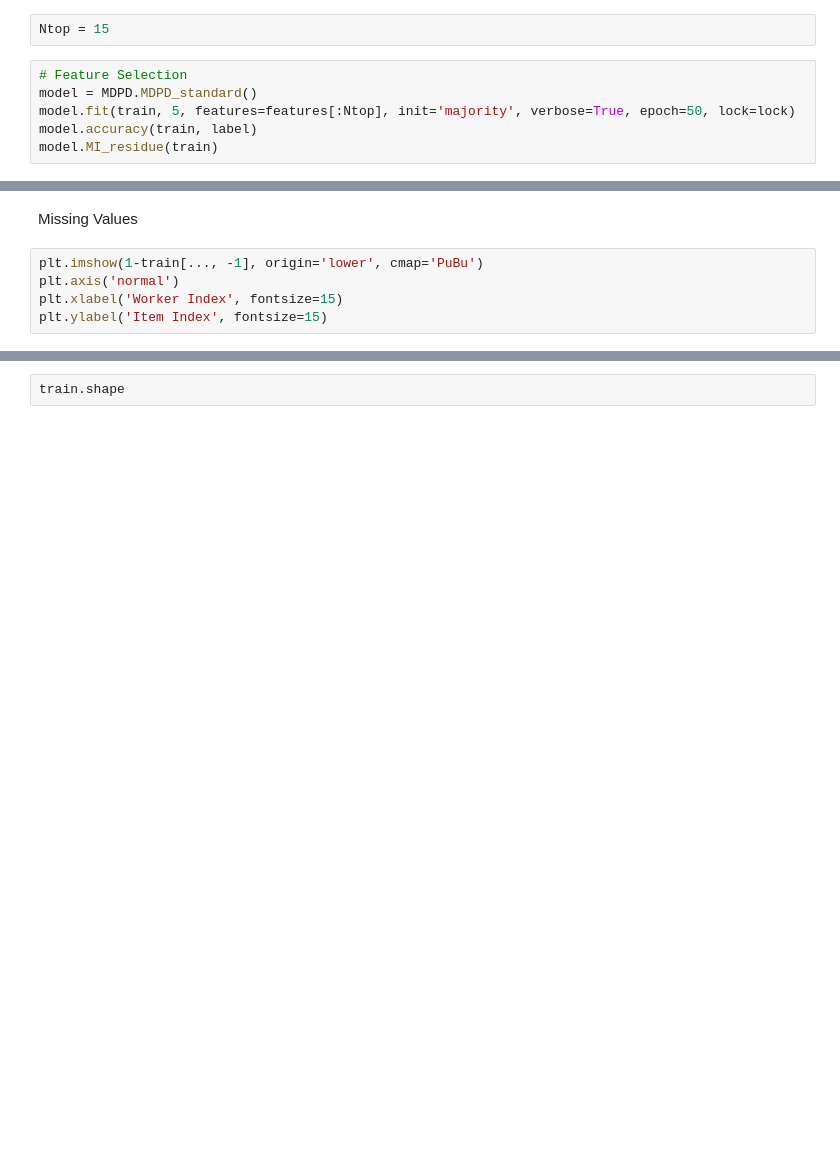
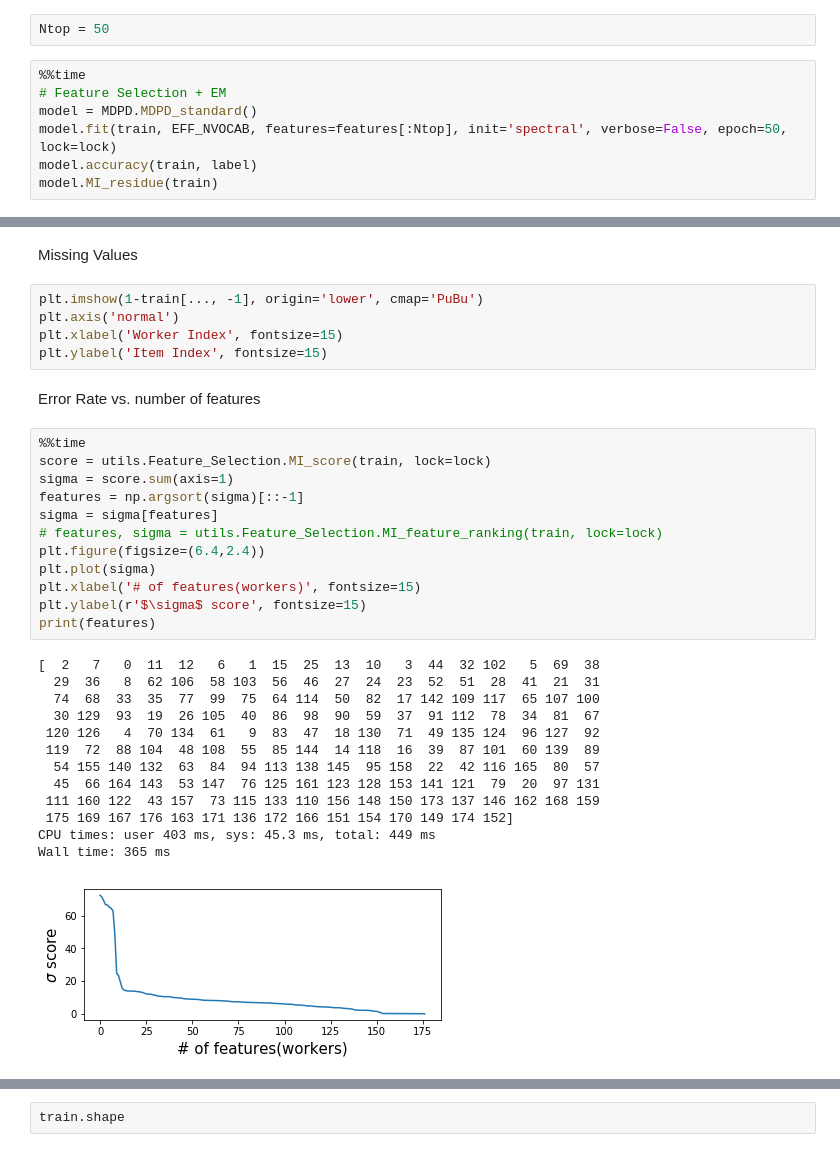
Before and after one commit to zyzzhaoyuzhe/MDPD, a Jupyter notebook: python/Crowdsourcing.ipynb, the cells around one changed output, grey strips where cells are left out. Saved outputs shown, nothing was run; the diff lists cells and outputs as text; blank space fills up the shorter version.

Commit message:
add: generate NIPS 2018 figures

```diff
--- a/python/Crowdsourcing.ipynb
+++ b/python/Crowdsourcing.ipynb
@@ -141,11 +142,12 @@ Wall time: 165 ms
 # %% [markdown]
 #### Accuracy and Mutual Information Residue
 # %%
-Ntop = 15
+Ntop = 50
 # %%
-# Feature Selection
+%%time
+# Feature Selection + EM
 model = MDPD.MDPD_standard()
-model.fit(train, 5, features=features[:Ntop], init='majority', verbose=True, epoch=50, lock=lock)
+model.fit(train, EFF_NVOCAB, features=features[:Ntop], init='spectral', verbose=False, epoch=50, lock=lock)
 model.accuracy(train, label)
 model.MI_residue(train)
 # %% [output]
@@ -250,3 +246,31 @@ plt.imshow(1-train[..., -1], origin='lower', cmap='PuBu')
 plt.axis('normal')
 plt.xlabel('Worker Index', fontsize=15)
 plt.ylabel('Item Index', fontsize=15)
+# %% [markdown]
+Error Rate vs. number of features
+# %%
+%%time
+score = utils.Feature_Selection.MI_score(train, lock=lock)
+sigma = score.sum(axis=1)
+features = np.argsort(sigma)[::-1]
+sigma = sigma[features]
+# features, sigma = utils.Feature_Selection.MI_feature_ranking(train, lock=lock)
+plt.figure(figsize=(6.4,2.4))
+plt.plot(sigma)
+plt.xlabel('# of features(workers)', fontsize=15)
+plt.ylabel(r'$\sigma$ score', fontsize=15)
+print(features)
+# %% [output]
+[  2   7   0  11  12   6   1  15  25  13  10   3  44  32 102   5  69  38
+  29  36   8  62 106  58 103  56  46  27  24  23  52  51  28  41  21  31
+  74  68  33  35  77  99  75  64 114  50  82  17 142 109 117  65 107 100
+  30 129  93  19  26 105  40  86  98  90  59  37  91 112  78  34  81  67
+ 120 126   4  70 134  61   9  83  47  18 130  71  49 135 124  96 127  92
+ 119  72  88 104  48 108  55  85 144  14 118  16  39  87 101  60 139  89
+  54 155 140 132  63  84  94 113 138 145  95 158  22  42 116 165  80  57
+  45  66 164 143  53 147  76 125 161 123 128 153 141 121  79  20  97 131
+ 111 160 122  43 157  73 115 133 110 156 148 150 173 137 146 162 168 159
+ 175 169 167 176 163 171 136 172 166 151 154 170 149 174 152]
+CPU times: user 403 ms, sys: 45.3 ms, total: 449 ms
+Wall time: 365 ms
+[figure, added]
```
Also changed, not shown: parts of 16 cells of this notebook, 3 other files.
